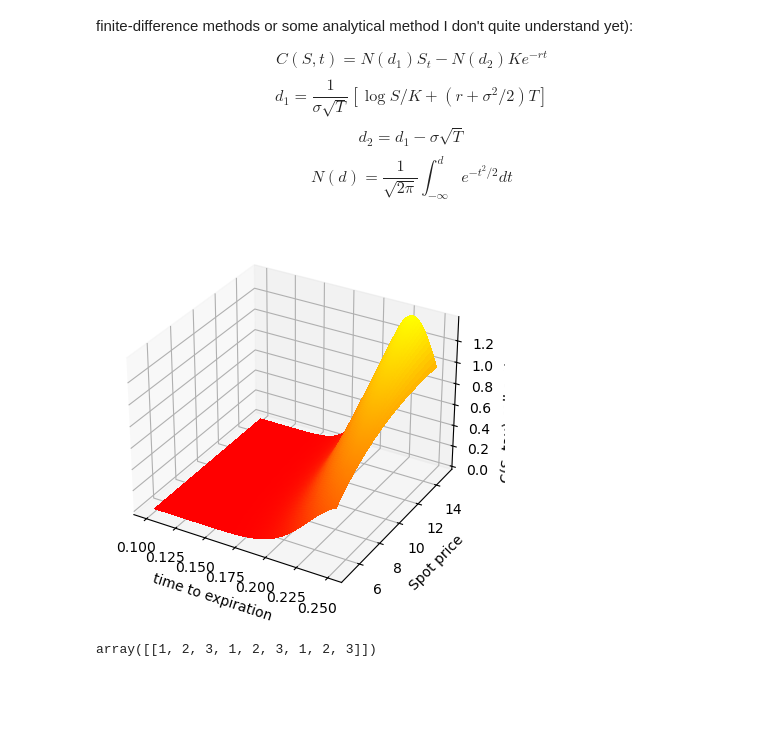
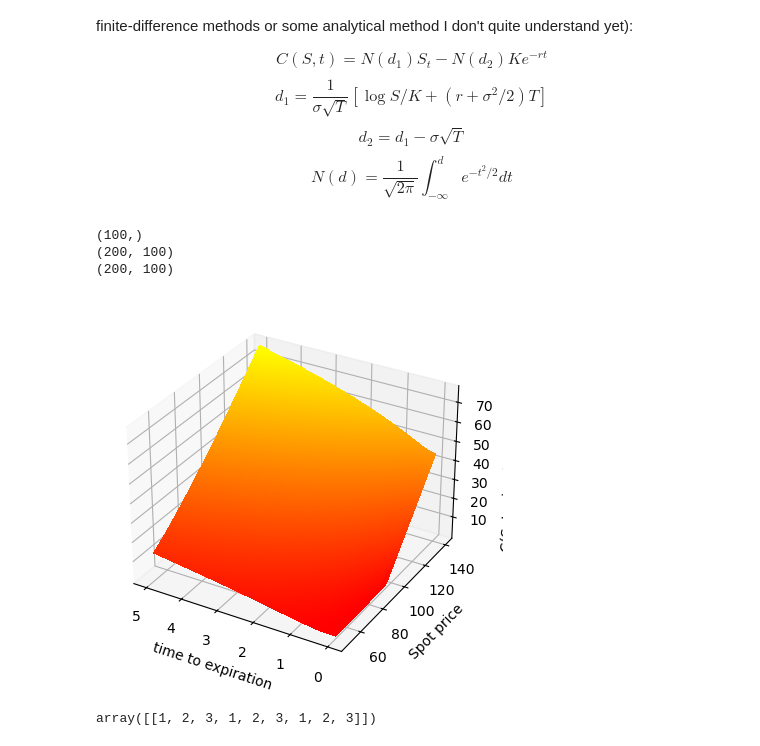
Before and after one commit to curtisjhu/notebooks, a Jupyter notebook: econophysics/black-scholes.ipynb, the cells around one changed output. Cells and saved outputs as stored; diff of their text form; code cells hidden in the pictures; blank space fills up the shorter version.

```diff
--- a/econophysics/black-scholes.ipynb
+++ b/econophysics/black-scholes.ipynb
@@ -159,49 +159,58 @@ $$ N(d) = \frac{1}{\sqrt{2 \pi}} \int_{-\infty}^d e^{-t^2/2} dt $$
 from matplotlib.colors import LightSource
 from matplotlib import cbook, cm
 # %%
-T = 0.25
-r = 1
-sigma = 1
+T = 5
+r = 0.01
+sigma = 0.5
 
 N_tau = 100
 N_S = 200
 
-tau = np.linspace(0.1, T, N_tau)
-S = np.linspace(5, 15, N_S)
-K = 10
+tau = np.linspace(0.001, T, N_tau)
+S = np.linspace(50, 140, N_S)
+K = 95
 
 # C(S, tau) just following formula (plug n chug)
 pv_k = K * np.exp(-r*tau)
-d1 = np.tile(np.log(S/K), (N_tau, 1)).transpose(1, 0)
-assert not np.any(np.isnan(d1)), " contains nan"
+print(pv_k.shape)
+d1 = np.tile(np.log(S/K), (N_tau, 1)).T / (sigma * np.sqrt(tau))
 d1 += (r + sigma**2 / 2) * tau / (sigma * np.sqrt(tau))
 assert not np.any(np.isnan(d1)), " contains nan"
+
+print(d1.shape)
 
 d2 = d1 - sigma * np.sqrt(tau)
 
 assert not np.any(np.isnan(d2)), " contains nan"
+print(d2.shape)
 
 def Norm(d):
-	resolution = 100
-	x = np.linspace(-5, d, resolution)
-	y = np.exp(-x**2 /2)
-	return (1/np.sqrt(2*np.pi)) * np.trapz(y, x=x)
+	resolution = 50
+	x = np.linspace(-6, d, resolution)
+	y = np.exp(-x**2 / 2)
+	return np.trapz(y, x=x, axis=0) / np.sqrt(2*np.pi)
 
-C = Norm(d1) * S
-w = Norm(d2) * K + np.tile(pv_k, (N_S, 1)).transpose(1, 0)
+C = Norm(d1).T * S
+C -= Norm(d2).T * np.tile(pv_k, (N_S, 1)).T
 
-tau, S = np.meshgrid(S, tau)
+
+
+S, tau = np.meshgrid(S, tau)
 ax = plt.figure().add_subplot(projection='3d')
 
-surf = ax.plot_surface(S, tau, C, cmap="autumn", cstride=1, rstride=1,
-                       linewidth=0, antialiased=False, shade=True)
+surf = ax.plot_surface(tau, S, C, cmap="autumn", cstride=1, rstride=1,
+                       linewidth=0, antialiased=False, shade=False)
 
+ax.invert_xaxis()
 ax.set_zlabel("C(S, tau) call option valued")
 ax.set_xlabel("time to expiration")
 ax.set_ylabel("Spot price")
 plt.show()
 # %% [output]
+(100,)
+(200, 100)
+(200, 100)
-[figure, old version]
+[figure, new version]
 # %%
 a = np.array([1, 2, 3])
 b = np.array([[4, 5, 6], [1,2 ,3]])
```
